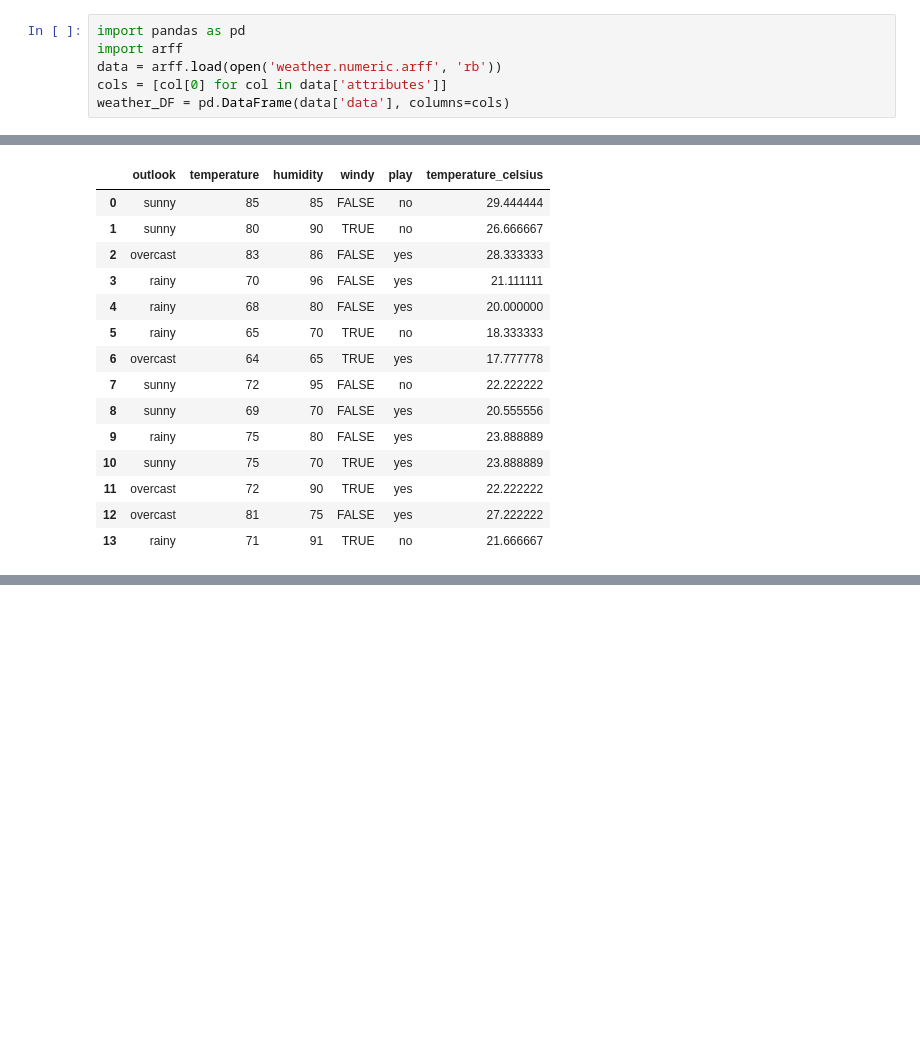
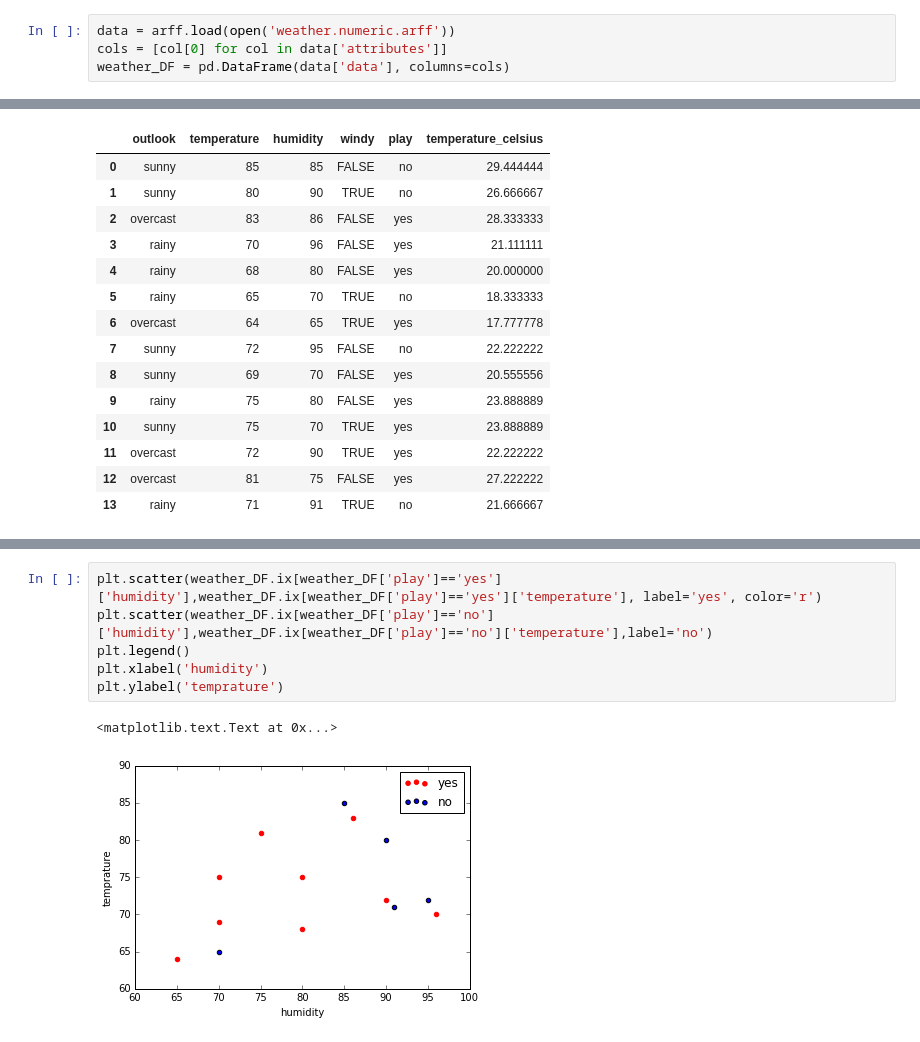
Before and after one commit to phesami/phesami, a Jupyter notebook: DSE220/Week1/Untitled.ipynb, the cells around one changed output, grey strips where cells are left out. Cells and saved outputs as stored; diff of their text form; blank space fills up the shorter version.

```diff
--- a/DSE220/Week1/Untitled.ipynb
+++ b/DSE220/Week1/Untitled.ipynb
@@ -1,7 +8,5 @@
 # %%
-import pandas as pd
-import arff
-data = arff.load(open('weather.numeric.arff', 'rb'))
+data = arff.load(open('weather.numeric.arff'))
 cols = [col[0] for col in data['attributes']]
 weather_DF = pd.DataFrame(data['data'], columns=cols)
 # %%
@@ -72,0 +100,9 @@ weather_DF
+# %%
+plt.scatter(weather_DF.ix[weather_DF['play']=='yes']['humidity'],weather_DF.ix[weather_DF['play']=='yes']['temperature'], label='yes', color='r')
+plt.scatter(weather_DF.ix[weather_DF['play']=='no']['humidity'],weather_DF.ix[weather_DF['play']=='no']['temperature'],label='no')
+plt.legend()
+plt.xlabel('humidity')
+plt.ylabel('temprature')
+# %% [output]
+<matplotlib.text.Text at 0x...>
+[figure, added]
```
Also changed, not shown: parts of 10 cells of this notebook.
